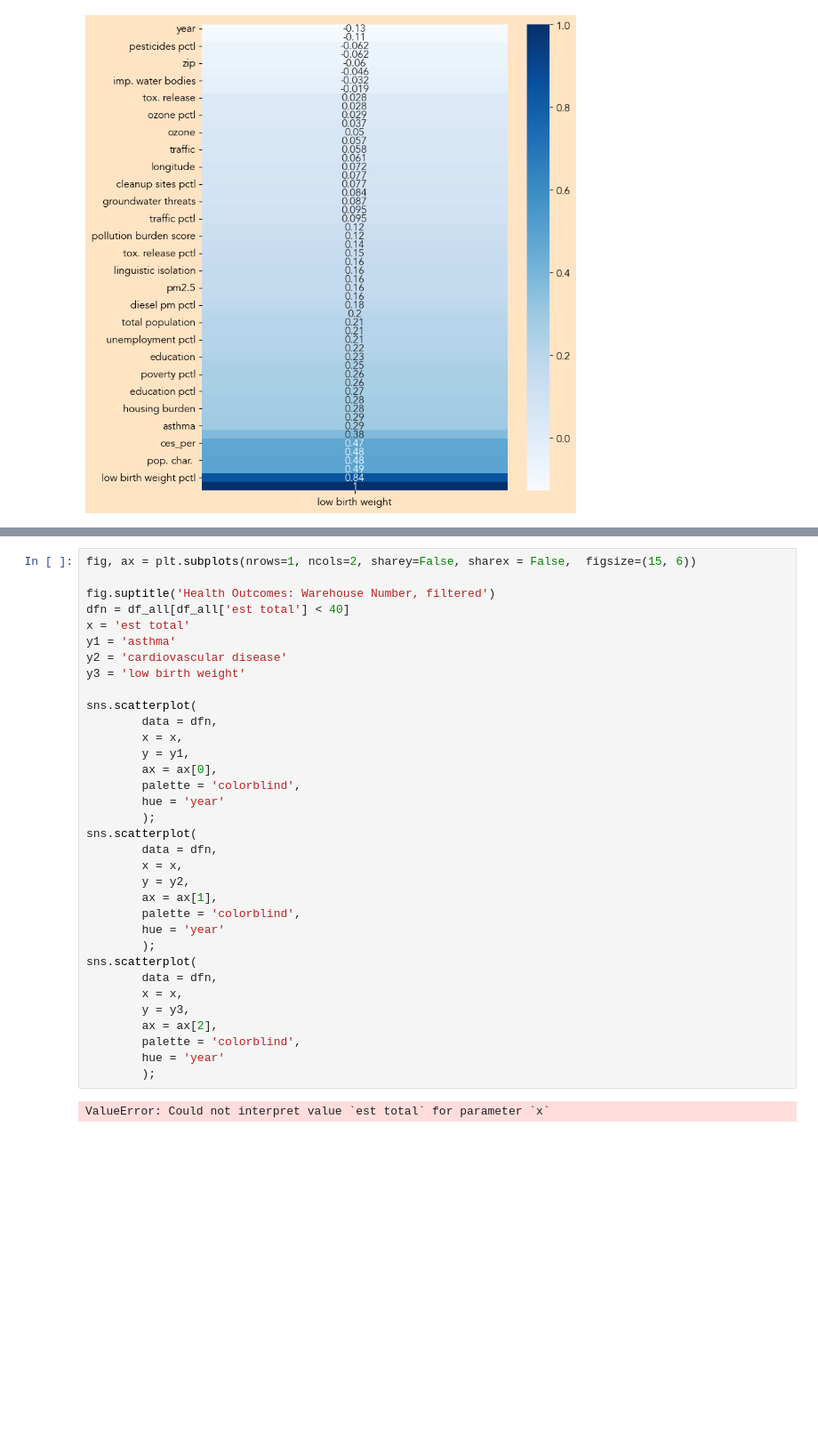
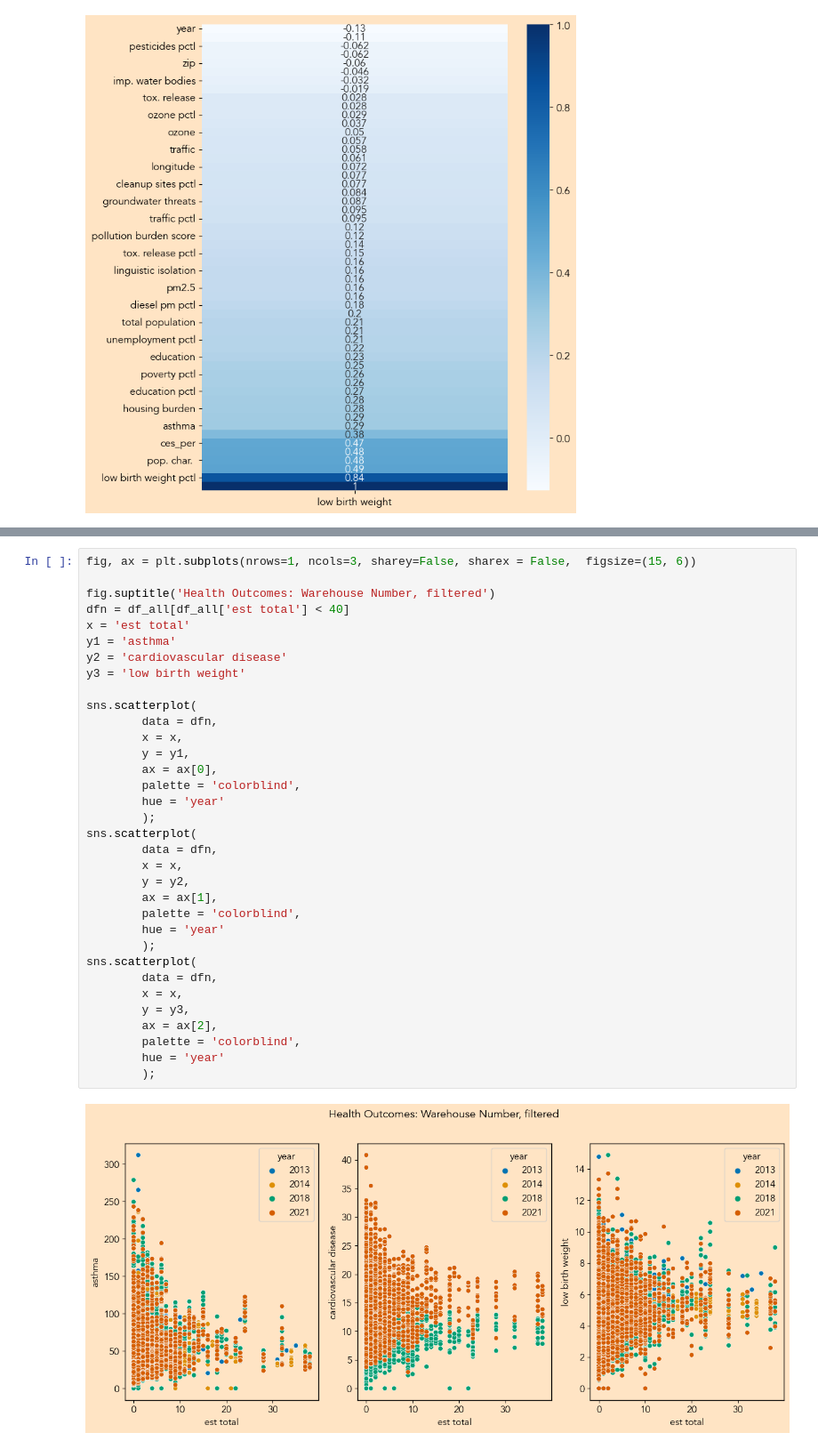
Before and after one commit to gigi-codes/warehouse_density, a Jupyter notebook: Giovanna/05_merged_fed_ca.ipynb, the cells around one changed output, grey strips where cells are left out. Shown at 89% size. Saved outputs shown, nothing was run; the diff lists cells and outputs as text; blank space fills up the shorter version.

Commit message:
readme images and update nb

```diff
--- a/Giovanna/05_merged_fed_ca.ipynb
+++ b/Giovanna/05_merged_fed_ca.ipynb
@@ -182,36 +182,36 @@ sns.scatterplot(
 # %%
-fig, ax = plt.subplots(nrows=1, ncols=2, sharey=False, sharex = False,  figsize=(15, 6))
+fig, ax = plt.subplots(nrows=1, ncols=3, sharey=False, sharex = False,  figsize=(15, 6))
 
 fig.suptitle('Health Outcomes: Warehouse Number, filtered')
 dfn = df_all[df_all['est total'] < 40]
 x = 'est total'
 y1 = 'asthma'
 y2 = 'cardiovascular disease'
 y3 = 'low birth weight'
 
 sns.scatterplot(
         data = dfn,
         x = x,
         y = y1,
         ax = ax[0],
         palette = 'colorblind',
         hue = 'year'
         );
 sns.scatterplot(
         data = dfn,
         x = x,
         y = y2,
         ax = ax[1],
         palette = 'colorblind',
         hue = 'year'
         );
 sns.scatterplot(
         data = dfn,
         x = x,
         y = y3,
         ax = ax[2],
         palette = 'colorblind',
         hue = 'year'
         );
 # %% [output]
-ValueError: Could not interpret value `est total` for parameter `x`
+[figure, added]
```
Also changed, not shown: parts of 4 cells of this notebook, 6 other files.
